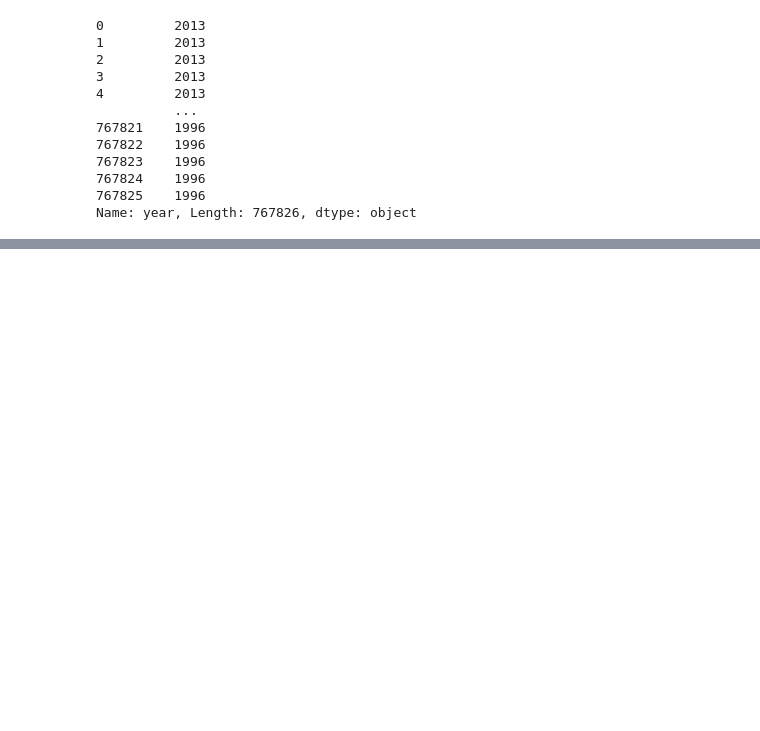
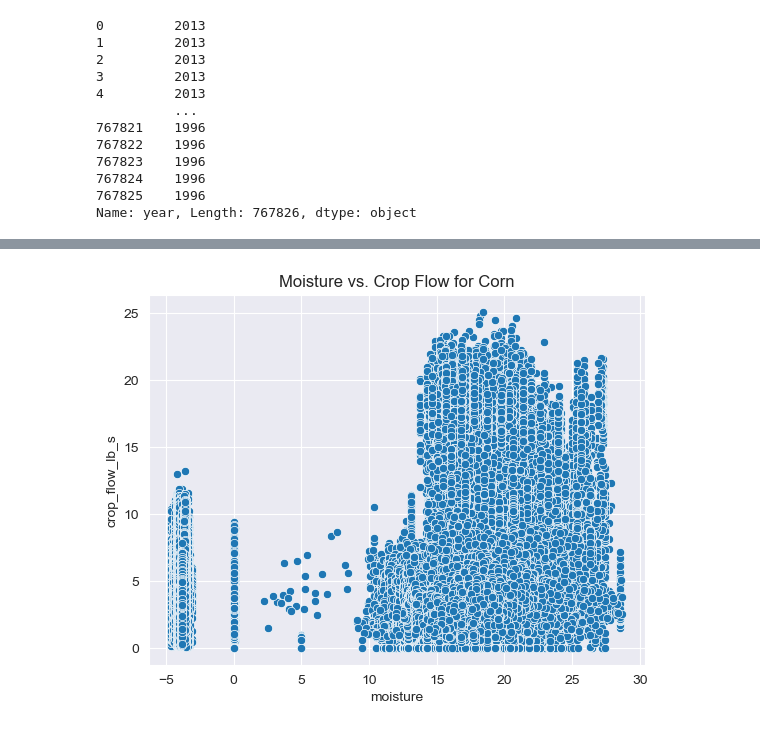
Before and after one commit to Marietagu/Airbnb_pricing_prediction, a Jupyter notebook: data_wrangling.ipynb, the cells around one changed output, grey strips where cells are left out. Saved outputs shown, nothing was run; the diff lists cells and outputs as text; code cells hidden in the pictures; blank space fills up the shorter version.

Commit message:
adding graphs

```diff
--- a/data_wrangling.ipynb
+++ b/data_wrangling.ipynb
@@ -113,3 +91,8 @@ print(data['year'])
 767824    1996
 767825    1996
 Name: year, Length: 767826, dtype: object
+# %%
+corn_data = data[data['product'] == 'Corn']
+corn_description =corn_data.describe()
+
+print(corn_description)
@@ -115,0 +161,8 @@ Name: year, Length: 767826, dtype: object
+# %%
+
+
+sns.scatterplot(x='moisture', y='crop_flow_lb_s', data=corn_data)
+plt.title('Moisture vs. Crop Flow for Corn')
+plt.show()
+# %% [output]
+[figure, added]
```
Also changed, not shown: parts of 12 cells of this notebook.
